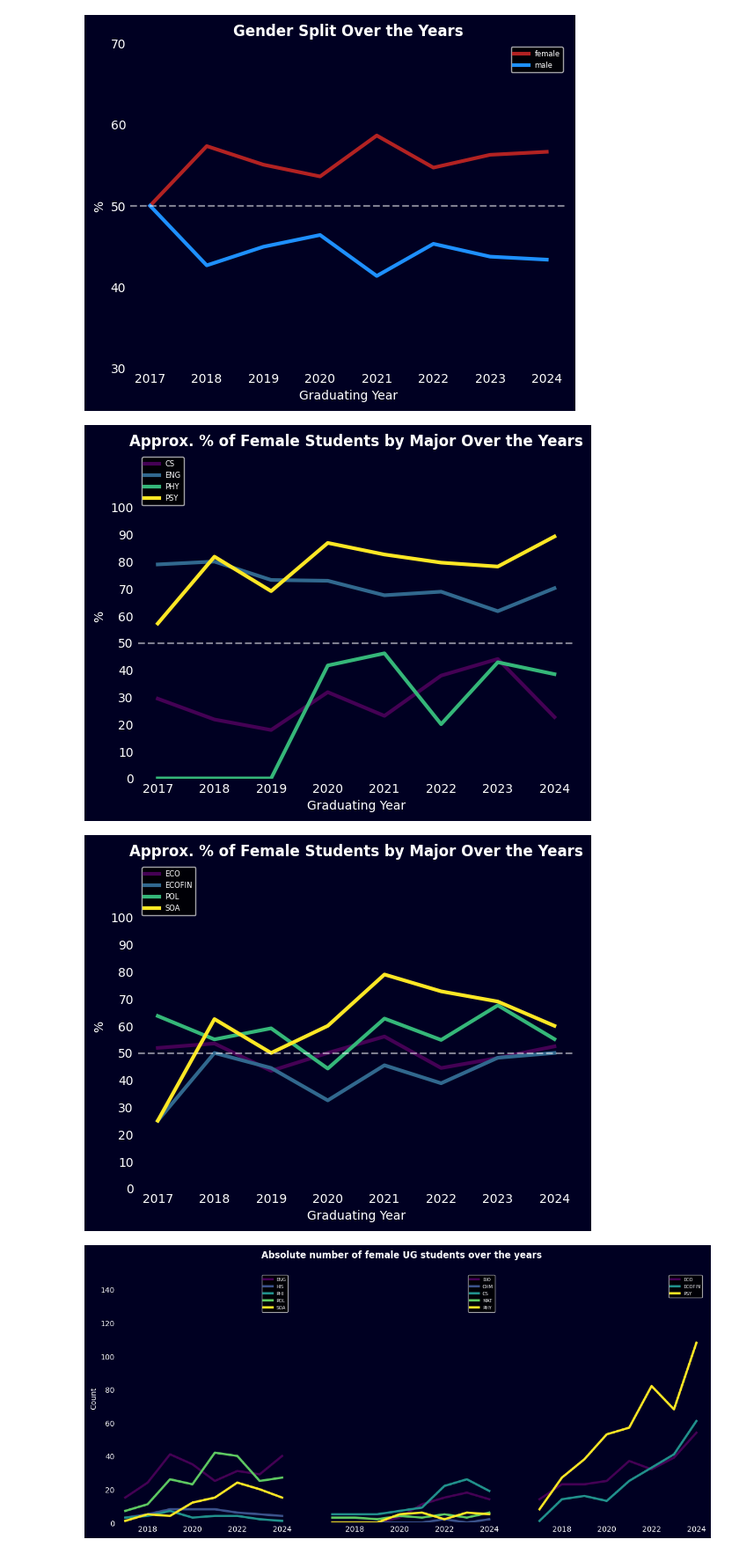
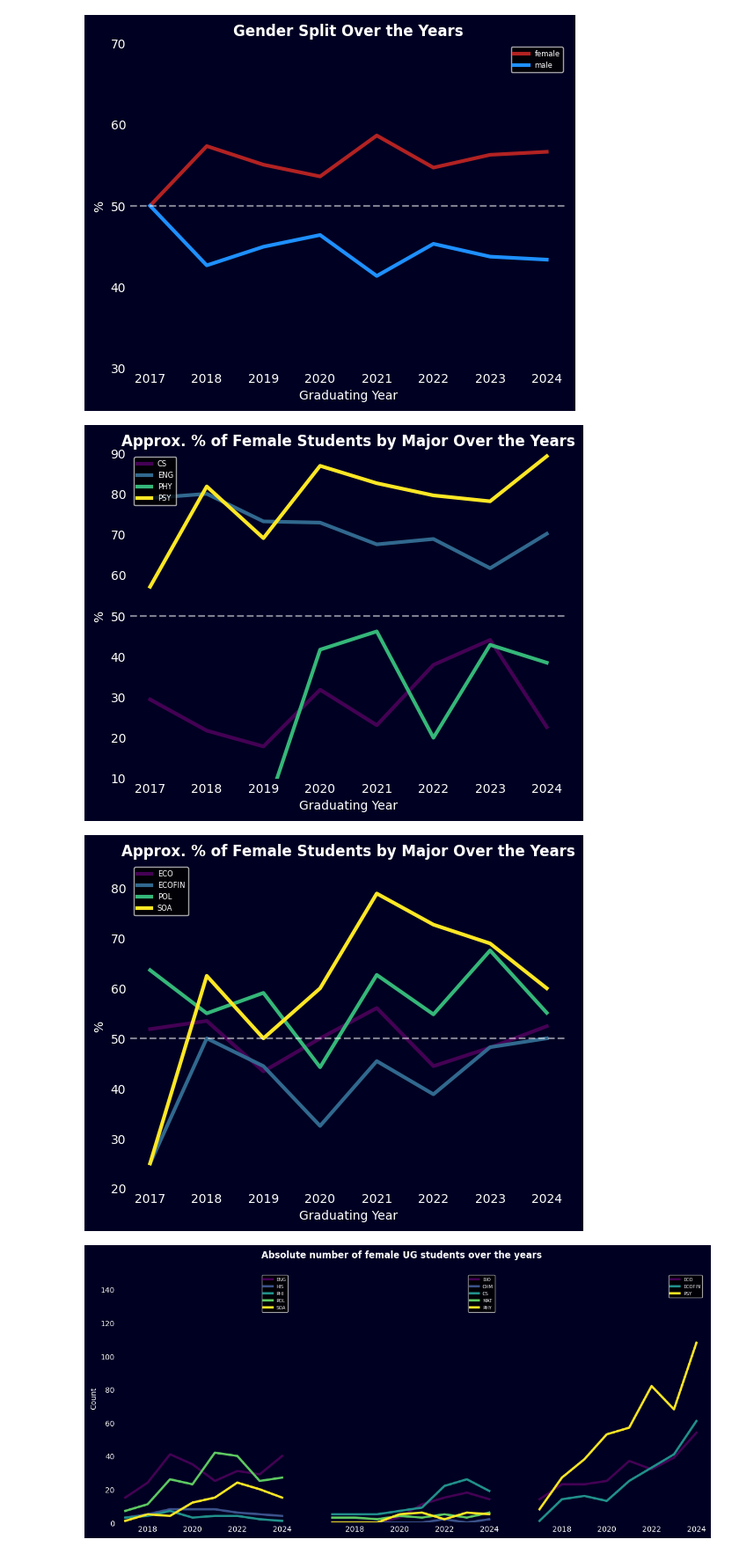
Before and after one commit to kkkarnav/ashokaDemo, a Jupyter notebook: 4_analyse_students.ipynb, the cells around one changed output. Shown at 88% size. Drawn from its saved outputs; the diff is of its cells as text; code cells hidden in the pictures.

```diff
--- a/4_analyse_students.ipynb
+++ b/4_analyse_students.ipynb
@@ -200,5 +493,5 @@ Number of ENT minors in 2024: 75
 # %%
-df["major"] = df["major"].apply(lambda x: "CS" if x in ["CS", "MATCS", "CSENT"] else "ENG" if x in ["ENG", "ENGCW", "ENGMS"] else x)
+df["major"] = df["major"].apply(lambda x: "CS" if x in ["CS", "MATCS", "CSENT"] else "ENG" if x in ["ENG", "ENGCW", "ENGMS"] else "HIS" if x in ["HIS", "HISIR"] else x)
 category_counts = df[(df["grad"] <= 2024) & (df["program"] == "UG")].groupby(['grad', 'major']).size().reset_index(name='count')
 yearly_totals = category_counts.groupby('grad')['count'].sum().reset_index()
 category_counts = category_counts[category_counts["major"].isin(list(df["major"].value_counts().reset_index()["major"].iloc[:6]))]
@@ -479,7 +782,7 @@ fig = ax.get_figure()
 fig.patch.set_facecolor('#000022')
 
 ax.set_yticks([x for x in range(0, 110, 10)])
-ax.set_ylim(0, 120)
+ax.set_ylim(10, 90)
 plt.xlabel('Graduating Year', fontsize=10)
 plt.ylabel('%', fontsize=10)
 ax.tick_params(axis='x', which='both', length=0)
@@ -492,40 +795,40 @@ plt.setp(ax.spines.values(), lw=0)
 
 plt.show()
 # %% [output]
-[figure, old version]
+[figure, new version]
 # %%
 gender_counts = gender_df[(gender_df["grad"] <= 2025) & (gender_df["program"] == "UG")].groupby(['grad', 'gender', 'major']).size().reset_index(name='count')
 yearly_totals = category_counts.groupby(['grad', 'major'])['count'].sum().reset_index()
 gender_counts = gender_counts[(gender_counts["gender"].isin(["male", "female"])) & (gender_counts["major"].isin(["POL", "ECO", "ECOFIN", "SOA"]))]
 
 gender_counts = gender_counts.merge(yearly_totals, on=['grad', 'major'], suffixes=('', '_total'))
 gender_counts['percentage'] = (gender_counts['count'] / gender_counts['count_total']) * 100
 gender_counts = gender_counts[gender_counts["gender"] == "female"]
 
 pivot_df = gender_counts.pivot(index='grad', columns=['major'], values='percentage').fillna(0)
 
 ax = pivot_df.plot(kind='line', linewidth=3, fontsize=10, colormap="viridis")
 plt.title('Approx. % of Female Students by Major Over the Years', weight="bold", fontsize=12)
 
 ax.set_facecolor("#000022")
 fig = ax.get_figure()
 fig.patch.set_facecolor('#000022')
 
 ax.set_yticks([x for x in range(0, 110, 10)])
-ax.set_ylim(0, 120)
+ax.set_ylim(20, 85)
 plt.xlabel('Graduating Year', fontsize=10)
 plt.ylabel('%', fontsize=10)
 ax.tick_params(axis='x', which='both', length=0)
 ax.tick_params(axis='y', which='both', length=0)
 
 plt.axhline(y = 50, color = 'white', linestyle = 'dashed', alpha=0.5)
 plt.legend(fontsize=6, loc="upper left")
 plt.grid(False)
 plt.setp(ax.spines.values(), lw=0)
 
 plt.show()
 # %% [output]
-[figure, old version]
+[figure, new version]
 # %%
 gender_counts = gender_df[(gender_df["grad"] <= 2024) & (df["program"] == "UG")].groupby(['grad', 'gender', 'major']).size().reset_index(name='count')
 yearly_totals = gender_counts.groupby(['grad', 'major'])['count'].sum().reset_index()
```
Also changed, not shown: parts of 37 cells of this notebook, 6 other files.
